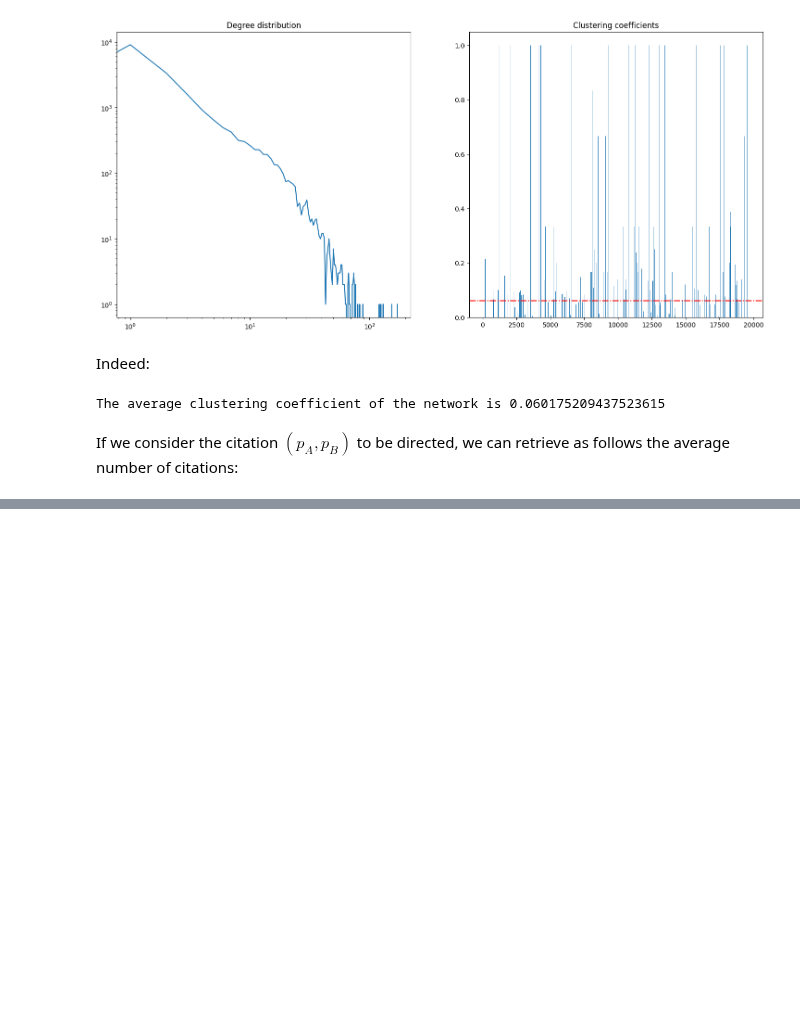
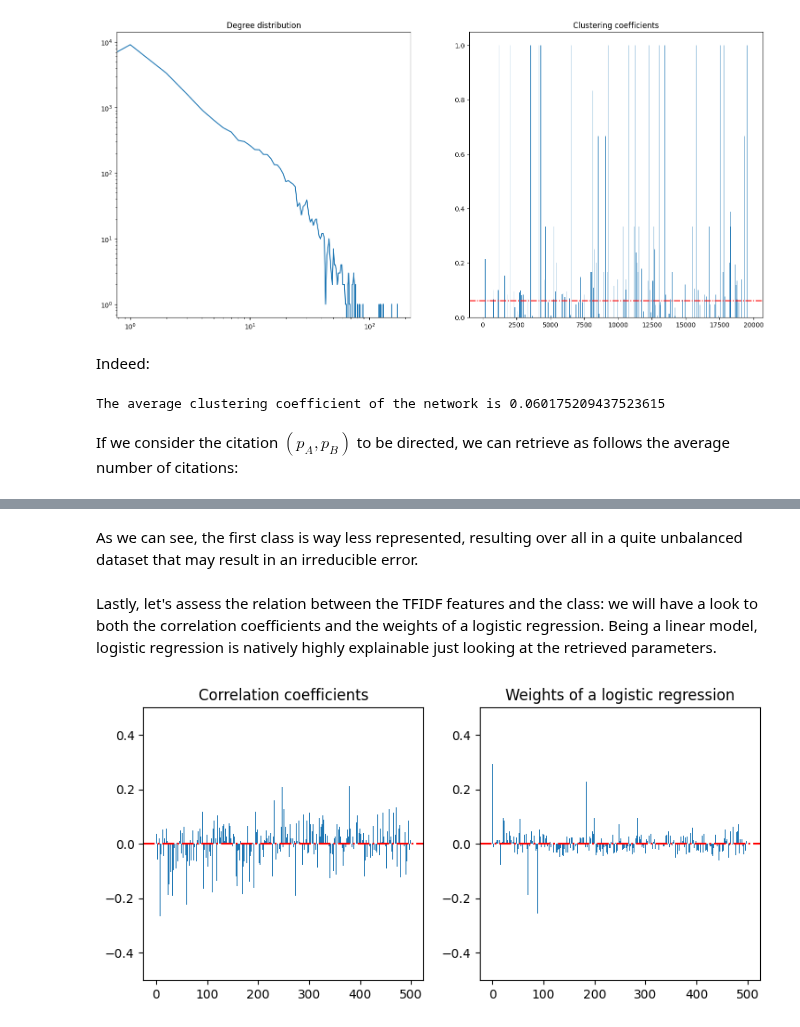
Before and after one commit to LeoDiNino97/SocialNetworks-OnlineMarkets, a Jupyter notebook: Social Networks/Homework/P6/P6.ipynb, the cells around one changed output, grey strips where cells are left out. Cells and saved outputs as stored; diff of their text form; code cells hidden in the pictures; blank space fills up the shorter version.

```diff
--- a/Social Networks/Homework/P6/P6.ipynb
+++ b/Social Networks/Homework/P6/P6.ipynb
@@ -125,0 +186,38 @@ The average number of citations a paper receives from other papers is 4.49601866
+# %% [markdown]
+As we can see, the first class is way less represented, resulting over all in a quite unbalanced dataset that may result in an irreducible error.
+# %% [markdown]
+Lastly, let's assess the relation between the TFIDF features and the class: we will have a look to both the correlation coefficients and the weights of a logistic regression. Being a linear model, logistic regression is natively highly explainable just looking at the retrieved parameters.
+# %%
+np.random.seed(42)
+
+# Retrieve correlation coefficients
+
+correlation_values = np.zeros(nodes_TFIDF.numpy().shape[1])
+
+for i in range(nodes_TFIDF.shape[1]):
+    column = nodes_TFIDF[:, i]
+    correlation_values[i] = np.corrcoef(column, nodes_classes)[0,1]
+
+# Retrieve weights of a logistic regression
+
+model = LogisticRegression(max_iter=1000)
+model.fit(nodes_TFIDF.numpy(), nodes_classes.numpy())
+
+weights = model.coef_[0]
+weights = weights/np.sum(weights)
+
+# Plot the two retrieved sets
+
+fig, axs = plt.subplots(1,2,figsize=(9,4))
+
+axs[0].set_ylim([-0.5,0.5])
+axs[0].bar(np.arange(0,500),correlation_values)
+axs[0].axhline(y = np.mean(correlation_values), color = 'r', linestyle = '-.')
+axs[0].title.set_text('Correlation coefficients')
+
+axs[1].set_ylim([-0.5,0.5])
+axs[1].bar(np.arange(0,500),weights)
+axs[1].axhline(y = np.mean(weights), color = 'r', linestyle = '-.')
+axs[1].title.set_text('Weights of a logistic regression')
+# %% [output]
+[figure, added]
```
Also changed, not shown: parts of 27 cells of this notebook, 1 other file.
